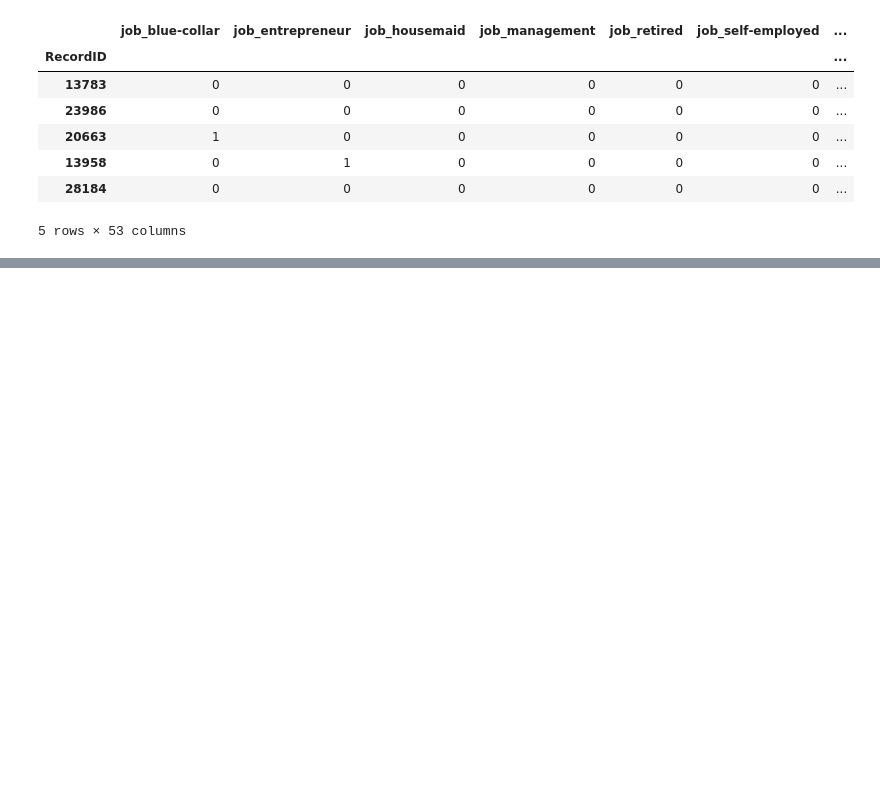
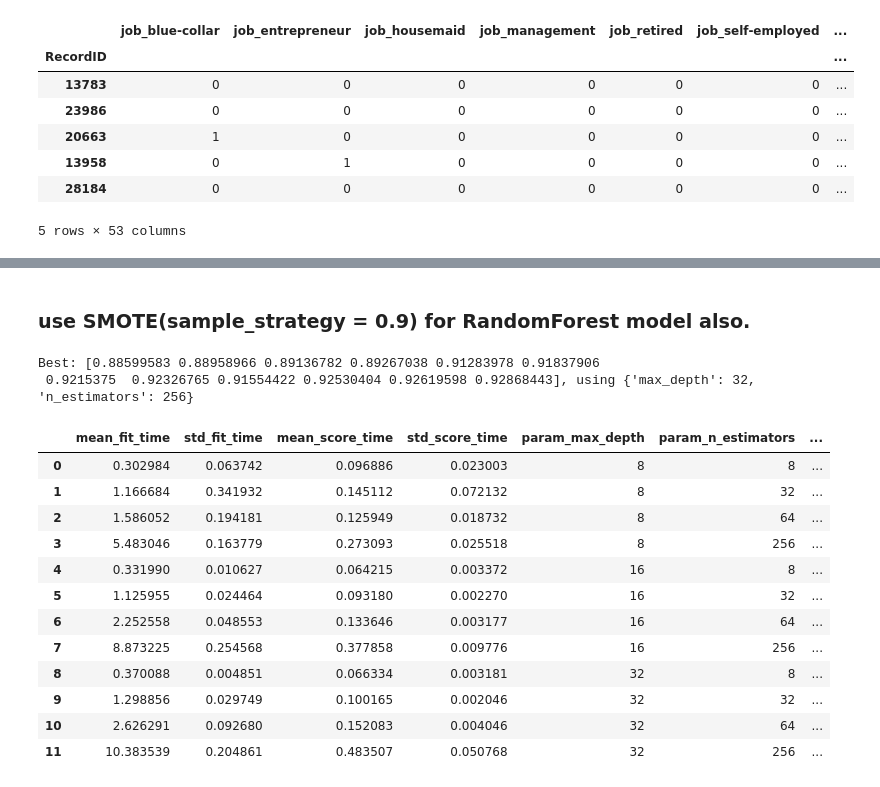
Before and after one commit to mengyanl/DirectMarketing, a Jupyter notebook: NoteBook/Preprocessing.ipynb, the cells around one changed output, grey strips where cells are left out. Saved outputs shown, nothing was run; the diff lists cells and outputs as text; code cells hidden in the pictures; blank space fills up the shorter version.

Commit message:
changed preprocessing and modeling

```diff
--- a/NoteBook/Preprocessing.ipynb
+++ b/NoteBook/Preprocessing.ipynb
@@ -154,0 +236,47 @@ weighted avg       0.84      0.88      0.84      4500
+# %% [markdown]
+### use SMOTE(sample_strategy = 0.9) for RandomForest model also.
+# %%
+# do the procedures again
+X = market_all
+y = market_pre['subscribe']
+
+over = SMOTE(sampling_strategy=0.9)
+X, y = over.fit_resample(X, y)
+
+X_train, X_test, y_train, y_test = train_test_split(X, y, test_size = 0.2, random_state = 1)
+
+scaler = preprocessing.MinMaxScaler().fit(X_train)
+X_train_scaled=scaler.transform(X_train)
+X_test_scaled=scaler.transform(X_test)
+# %%
+# Define Parameters
+max_depth=[8, 16, 32]
+n_estimators = [8, 32, 64, 256]
+param_grid = {'max_depth': max_depth,
+              'n_estimators': n_estimators}
+
+# Build the grid search
+dfrst = RandomForestClassifier(n_estimators=n_estimators, max_depth=max_depth, random_state = 1)
+grid = GridSearchCV(estimator=dfrst, param_grid=param_grid, cv = 5, scoring = 'f1_macro')
+grid_results = grid.fit(X_train, y_train)
+
+# Summarize the results in a readable format
+print("Best: {0}, using {1}".format(grid_results.cv_results_['mean_test_score'], grid_results.best_params_))
+results_df = pd.DataFrame(grid_results.cv_results_)
+results_df
+# %% [output]
+Best: [0.88599583 0.88958966 0.89136782 0.89267038 0.91283978 0.91837906
+ 0.9215375  0.92326765 0.91554422 0.92530404 0.92619598 0.92868443], using {'max_depth': 32, 'n_estimators': 256}
+|  | mean_fit_time | std_fit_time | mean_score_time | std_score_time | param_max_depth | param_n_estimators | ... |
+| 0 | 0.302984 | 0.063742 | 0.096886 | 0.023003 | 8 | 8 | ... |
+| 1 | 1.166684 | 0.341932 | 0.145112 | 0.072132 | 8 | 32 | ... |
+| 2 | 1.586052 | 0.194181 | 0.125949 | 0.018732 | 8 | 64 | ... |
+| 3 | 5.483046 | 0.163779 | 0.273093 | 0.025518 | 8 | 256 | ... |
+| 4 | 0.331990 | 0.010627 | 0.064215 | 0.003372 | 16 | 8 | ... |
+| 5 | 1.125955 | 0.024464 | 0.093180 | 0.002270 | 16 | 32 | ... |
+| 6 | 2.252558 | 0.048553 | 0.133646 | 0.003177 | 16 | 64 | ... |
+| 7 | 8.873225 | 0.254568 | 0.377858 | 0.009776 | 16 | 256 | ... |
+| 8 | 0.370088 | 0.004851 | 0.066334 | 0.003181 | 32 | 8 | ... |
+| 9 | 1.298856 | 0.029749 | 0.100165 | 0.002046 | 32 | 32 | ... |
+| 10 | 2.626291 | 0.092680 | 0.152083 | 0.004046 | 32 | 64 | ... |
+| 11 | 10.383539 | 0.204861 | 0.483507 | 0.050768 | 32 | 256 | ... |
```
Also changed, not shown: parts of 20 cells of this notebook, 2 other files.
